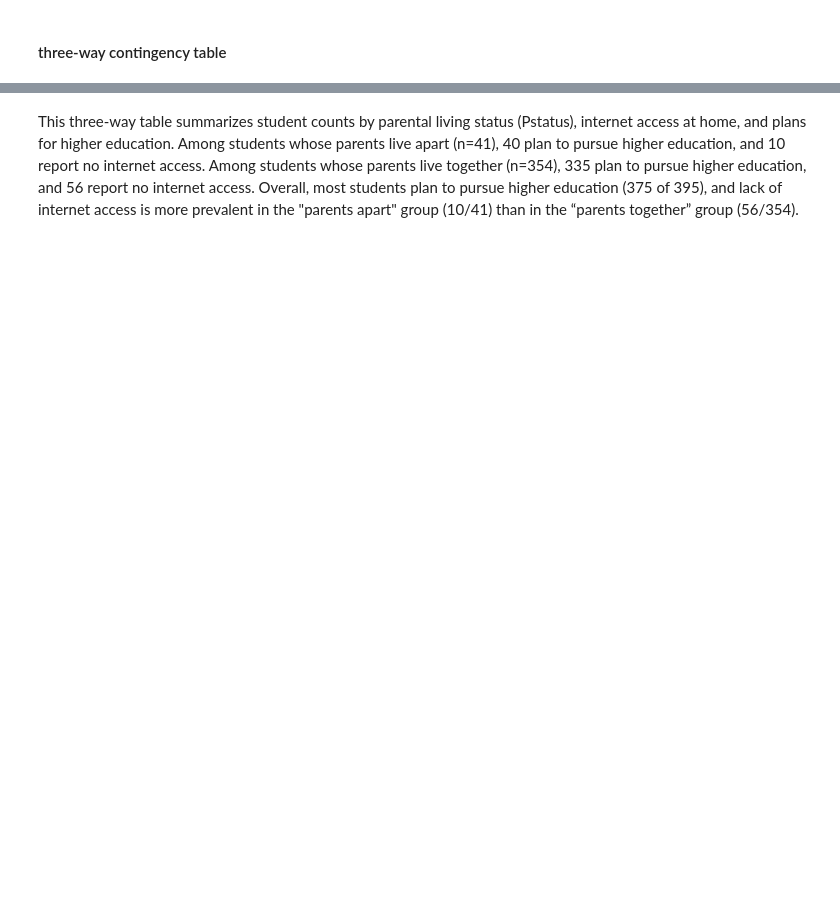
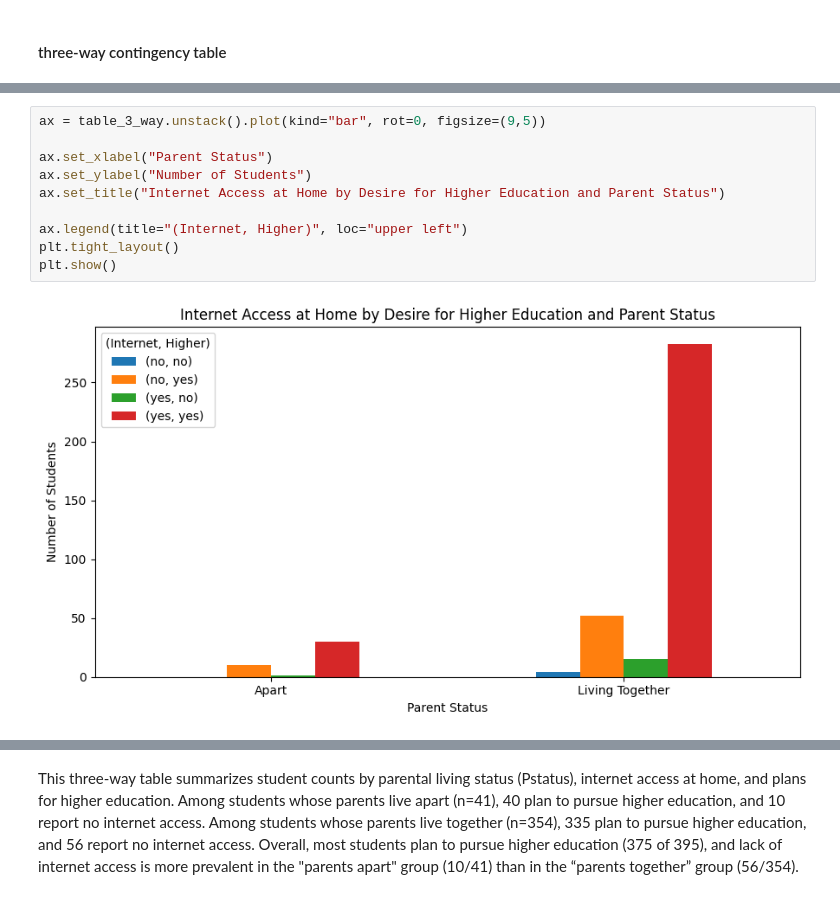
Before and after one commit to hzhoujoy/HW4_ST554, a Jupyter notebook: HW4_JoyZhou.ipynb, the cells around one changed output, grey strips where cells are left out. Drawn from its saved outputs; the diff is of its cells as text; blank space fills up the shorter version.

```diff
--- a/HW4_JoyZhou.ipynb
+++ b/HW4_JoyZhou.ipynb
@@ -178,0 +166,12 @@ table_3_way
+# %%
+ax = table_3_way.unstack().plot(kind="bar", rot=0, figsize=(9,5))
+
+ax.set_xlabel("Parent Status")
+ax.set_ylabel("Number of Students")
+ax.set_title("Internet Access at Home by Desire for Higher Education and Parent Status")
+
+ax.legend(title="(Internet, Higher)", loc="upper left")
+plt.tight_layout()
+plt.show()
+# %% [output]
+[figure, added]
```
Also changed, not shown: parts of 15 cells of this notebook.
